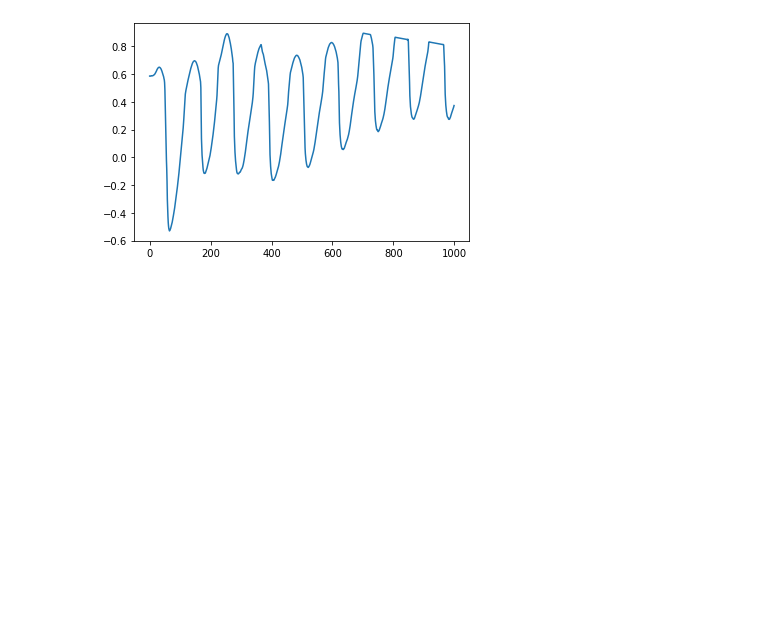
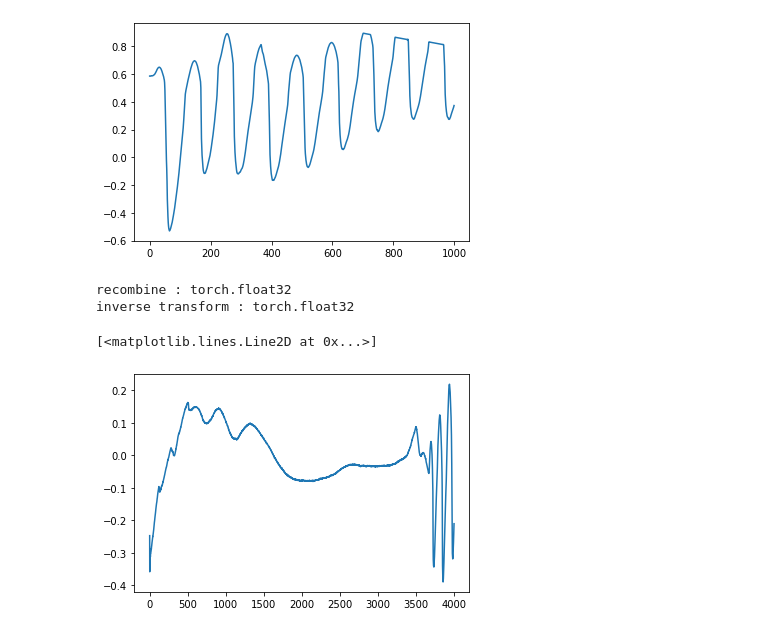
Before and after one commit to SeongwoongCho/SpeechToEGG, a Jupyter notebook: EDA_spectrogram.ipynb, the cells around one changed output. Saved outputs shown, nothing was run; the diff lists cells and outputs as text; code cells hidden in the pictures; blank space fills up the shorter version.

```diff
--- a/EDA_spectrogram.ipynb
+++ b/EDA_spectrogram.ipynb
@@ -120,0 +129,2 @@ plt.plot(stft_recon_egg_recon[2000:3000])
+# %%
+data = egg[:4000]
@@ -120,0 +133,10 @@ plt.plot(stft_recon_egg_recon[2000:3000])
+# %%
+y = stft.inverse(mag,phase)
+# %% [output]
+recombine : torch.float32
+inverse transform : torch.float32
+# %%
+plt.plot(data)
+# %% [output]
+[<matplotlib.lines.Line2D at 0x...>]
+[figure, added]
```
Also changed, not shown: parts of 10 cells of this notebook, 10 other files.
